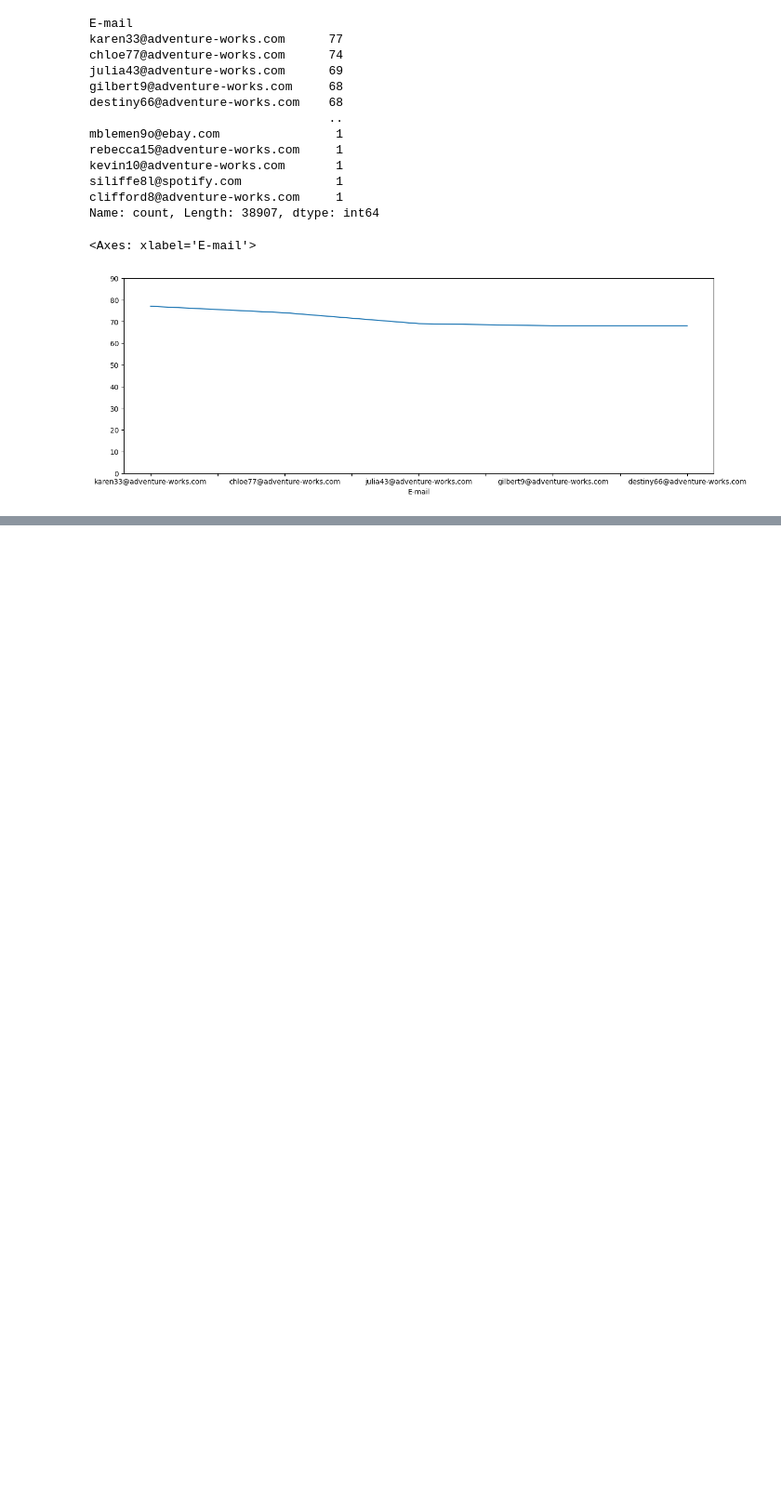
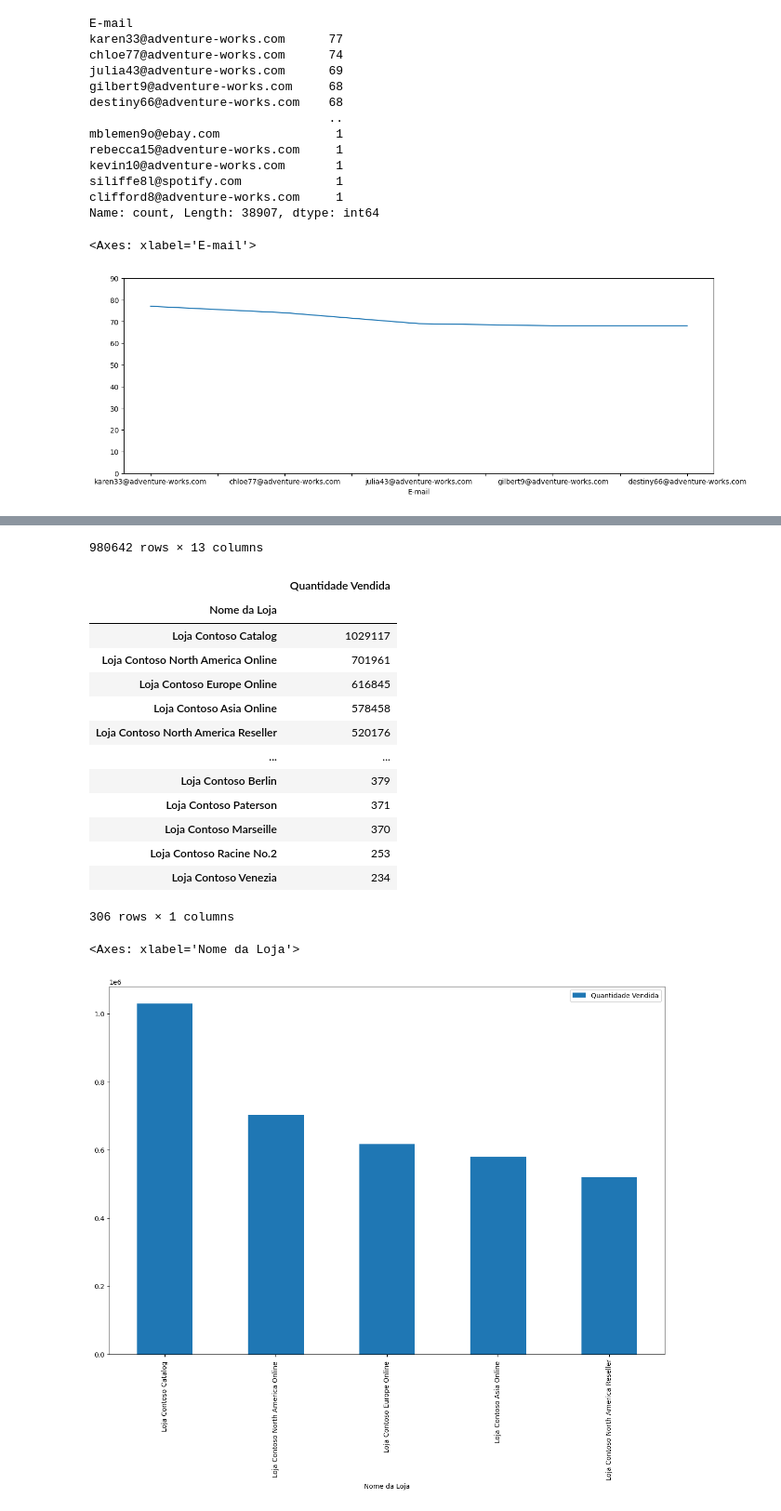
Before and after one commit to savifb/AnaliseDeDados, a Jupyter notebook: pandas/at.ipynb, the cells around one changed output, grey strips where cells are left out. Shown: that part at 93% size. Drawn from its saved outputs; the diff is of its cells as text; code cells hidden in the pictures; blank space fills up the shorter version.

Commit message:
plot

```diff
--- a/pandas/at.ipynb
+++ b/pandas/at.ipynb
@@ -45,3 +47,11 @@ clifford8@adventure-works.com     1
 Name: count, Length: 38907, dtype: int64
 <Axes: xlabel='E-mail'>
 [figure]
+# %%
+display(vendas_df)
+vendas_lojas = vendas_df.groupby('Nome da Loja').sum()
+vendas_lojas = vendas_lojas[['Quantidade Vendida']].sort_values('Quantidade Vendida', ascending=False)
+display(vendas_lojas)
+
+vendas_lojas[:5].plot(figsize=(15,10),kind='bar')
+# %% [output]
@@ -47,0 +70,17 @@ Name: count, Length: 38907, dtype: int64
+980642 rows × 13 columns
+|  | Quantidade Vendida |
+| Nome da Loja |  |
+| Loja Contoso Catalog | 1029117 |
+| Loja Contoso North America Online | 701961 |
+| Loja Contoso Europe Online | 616845 |
+| Loja Contoso Asia Online | 578458 |
+| Loja Contoso North America Reseller | 520176 |
+| ... | ... |
+| Loja Contoso Berlin | 379 |
+| Loja Contoso Paterson | 371 |
+| Loja Contoso Marseille | 370 |
+| Loja Contoso Racine No.2 | 253 |
+| Loja Contoso Venezia | 234 |
+306 rows × 1 columns
+<Axes: xlabel='Nome da Loja'>
+[figure, added]
```
Also changed, not shown: parts of 2 cells of this notebook.
